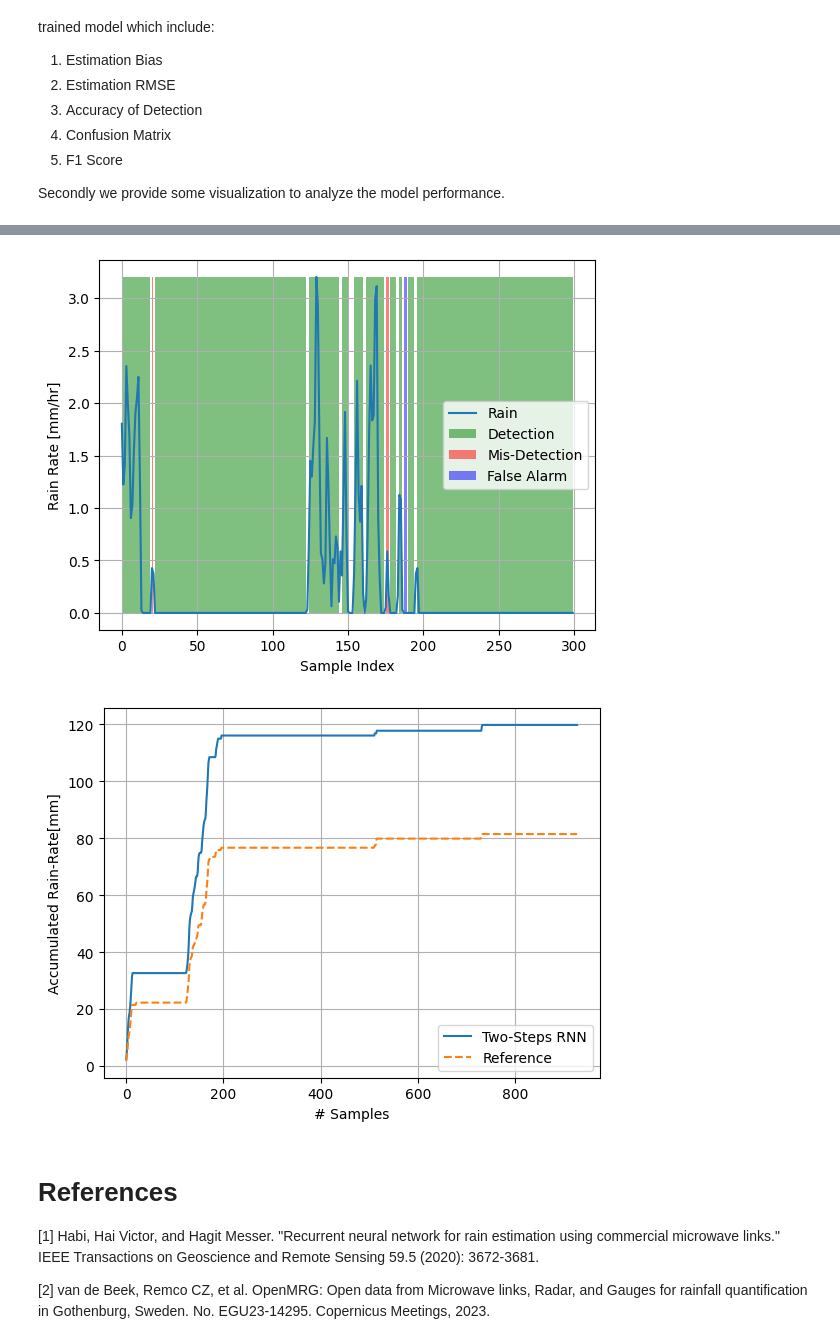
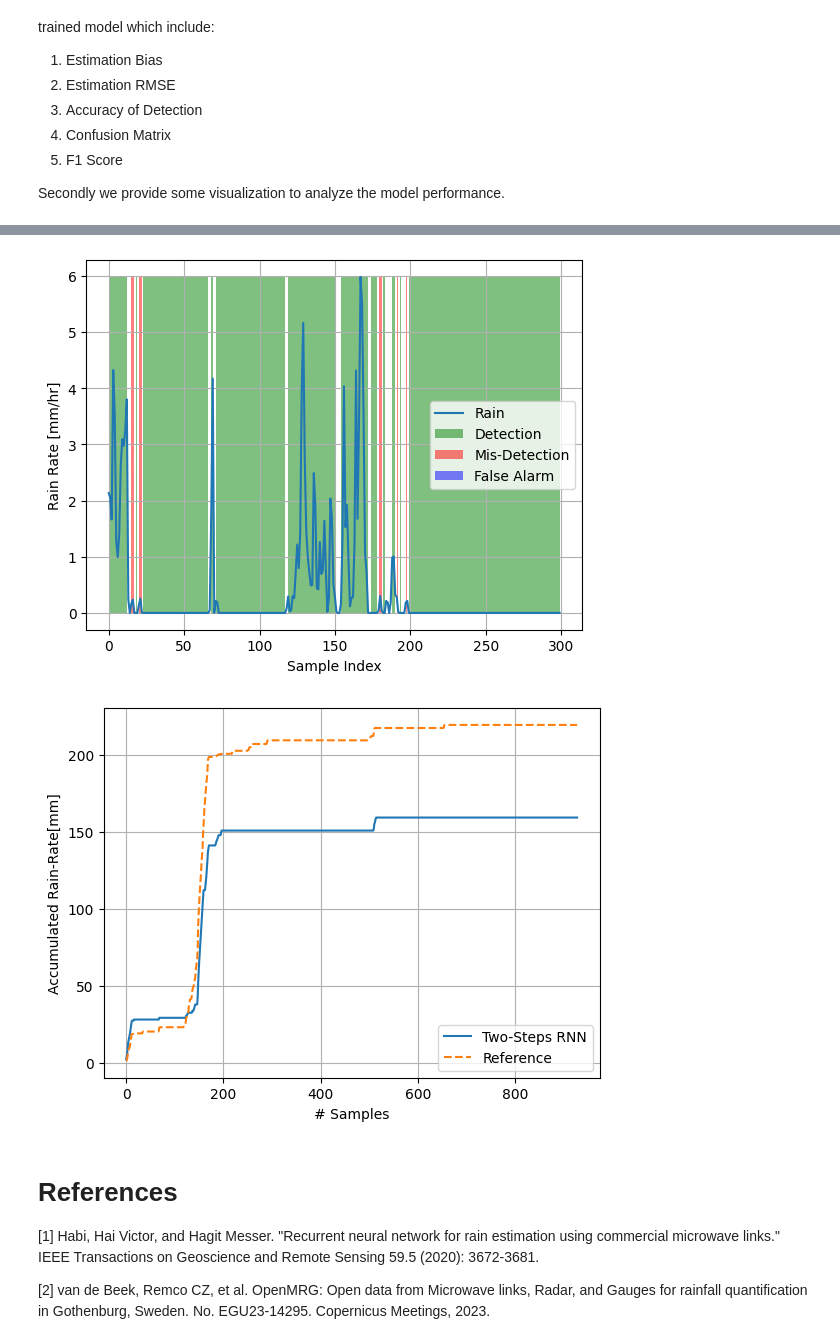
Before and after one commit to haihabi/PyNNcml, a Jupyter notebook: examples/tutorials/data_driven_tutorial.ipynb, the cells around one changed output, grey strips where cells are left out. Saved outputs shown, nothing was run; the diff lists cells and outputs as text; code cells hidden in the pictures.

```diff
--- a/examples/tutorials/data_driven_tutorial.ipynb
+++ b/examples/tutorials/data_driven_tutorial.ipynb
@@ -52,7 +68,7 @@ metadata_n_features = 32  # @param{type:"integer"}
 n_layers = 2  # @param{type:"integer"}
 lr = 1e-4  # @param{type:"number"}
 weight_decay = 1e-4  # @param{type:"number"}
-rnn_type = pnc.neural_networks.DNNType.GRU  # RNN Type
+rnn_type = pnc.neural_networks.RNNType.GRU  # RNN Type
 n_epochs = 200  # @param{type:"integer"}
 device = torch.device("cuda:0" if torch.cuda.is_available() else "cpu")
 # %% [markdown]
@@ -317,28 +334,28 @@ Results Estimation:
 # %%
 detection_array = np.concatenate(detection_list, axis=1)
 rain_ref_array = np.concatenate(rain_ref_list, axis=1)
 detection_array = np.round(detection_array)
-
-rain_array = rain_ref_array[0, :300]
-detection_array = detection_array[0, :300]
+gauge_index=2 # @param{type:"integer"}
+rain_array = rain_ref_array[gauge_index, :300]
+detection_array = detection_array[gauge_index, :300]
 fig, ax = plt.subplots()
 x = np.arange(rain_array.shape[0])
 ax.plot(x, rain_array, label="Rain")
 rain_max = np.max(rain_array)
 ax.fill_between(x, rain_max, where=np.logical_or(np.logical_and(detection_array == 1, rain_array > 0),
                                                  np.logical_and(detection_array == 0, rain_array == 0)),
                 facecolor='green', alpha=.5, label="Detection")
 ax.fill_between(x, rain_max, where=np.logical_and(detection_array == 0, rain_array > 0), facecolor='red',
                 alpha=.5, label="Mis-Detection")
 ax.fill_between(x, rain_max, where=np.logical_and(detection_array == 1, rain_array == 0), facecolor='blue',
                 alpha=.5, label="False Alarm")
 plt.legend()
 plt.ylabel("Rain Rate [mm/hr]")
 plt.xlabel("Sample Index")
 plt.grid()
 plt.show()
 # %% [output]
-[figure, old version]
+[figure, new version]
 # %%
 rain_hat_array = np.concatenate(rain_hat_list, axis=1)
 rain_ref_array = np.concatenate(rain_ref_list, axis=1)
@@ -351,7 +368,7 @@ plt.ylabel("Accumulated Rain-Rate[mm]")
 plt.xlabel("# Samples")
 plt.show()
 # %% [output]
-[figure, old version]
+[figure, new version]
 # %% [markdown]
 # References
 
```
Also changed, not shown: parts of 4 cells of this notebook.
